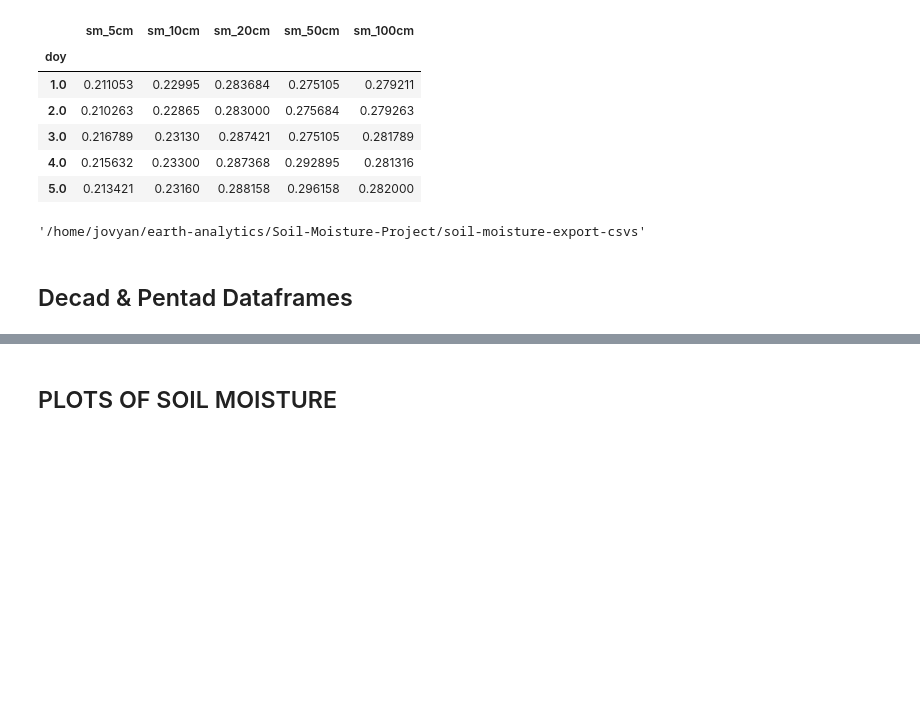
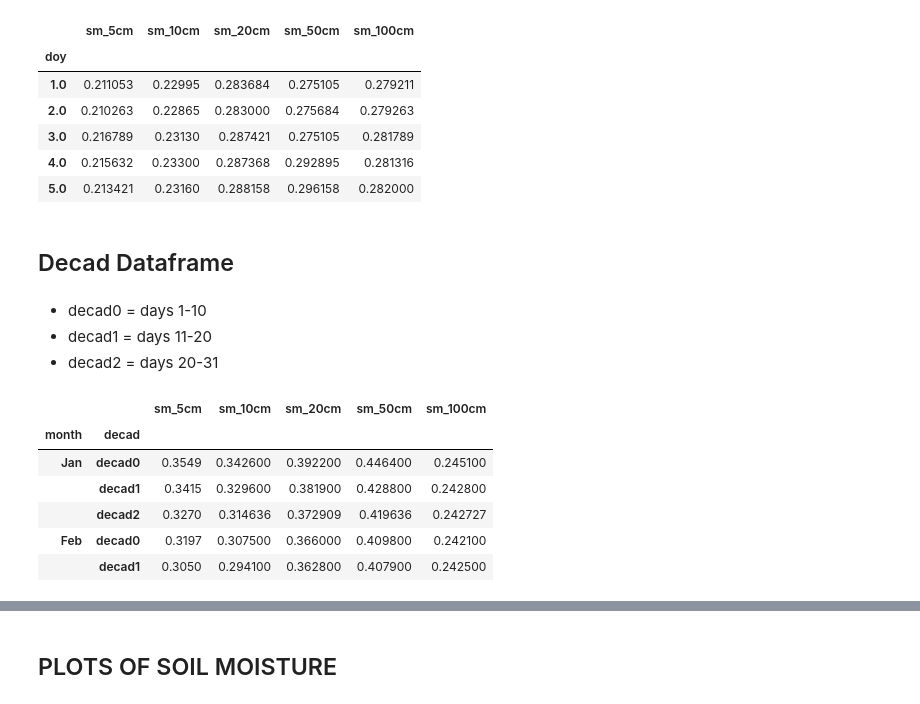
Before and after one commit to krosenberg01/usgs-nccasc-soil-moisture, a Jupyter notebook: usgs-nccasc-soil-moisture.ipynb, the cells around one changed output, grey strips where cells are left out. Drawn from its saved outputs; the diff is of its cells as text; code cells hidden in the pictures; blank space fills up the shorter version.

```diff
--- a/usgs-nccasc-soil-moisture.ipynb
+++ b/usgs-nccasc-soil-moisture.ipynb
@@ -317,12 +282,10 @@ station_daily_mean_all_years.head()
 | 4.0 | 0.215632 | 0.23300 | 0.287368 | 0.292895 | 0.281316 |
 | 5.0 | 0.213421 | 0.23160 | 0.288158 | 0.296158 | 0.282000 |
 # %%
-# Export above dataframe to csv
-station_daily_mean_all_years.to_csv("bushland_daily_mean_all.csv")
+# # Export above dataframe to csv
+# station_daily_mean_all_years.to_csv("bushland_daily_mean_all.csv")
 
-# Where was this exported? See output
-os.getcwd()
+# # Where was this exported? See output
+# os.getcwd()
-# %% [output]
-'/home/jovyan/earth-analytics/Soil-Moisture-Project/soil-moisture-export-csvs'
 # %% [markdown]
-## Decad & Pentad Dataframes
+## Decad Dataframe
@@ -332,0 +292,15 @@ os.getcwd()
+# %% [markdown]
+* decad0 = days 1-10
+* decad1 = days 11-20
+* decad2 = days 20-31
+# %%
+# Dataframe showing mean soil moisture on a decad (~10 day) timescale for a given station/year
+customfunctions.decad_mean(soil_moisture_dict["bushland"], 2000).head()
+# %% [output]
+|  |  | sm_5cm | sm_10cm | sm_20cm | sm_50cm | sm_100cm |
+| month | decad |  |  |  |  |  |
+| Jan | decad0 | 0.3549 | 0.342600 | 0.392200 | 0.446400 | 0.245100 |
+|  | decad1 | 0.3415 | 0.329600 | 0.381900 | 0.428800 | 0.242800 |
+|  | decad2 | 0.3270 | 0.314636 | 0.372909 | 0.419636 | 0.242727 |
+| Feb | decad0 | 0.3197 | 0.307500 | 0.366000 | 0.409800 | 0.242100 |
+|  | decad1 | 0.3050 | 0.294100 | 0.362800 | 0.407900 | 0.242500 |
```
Also changed, not shown: parts of 25 cells of this notebook, 2 other files.
